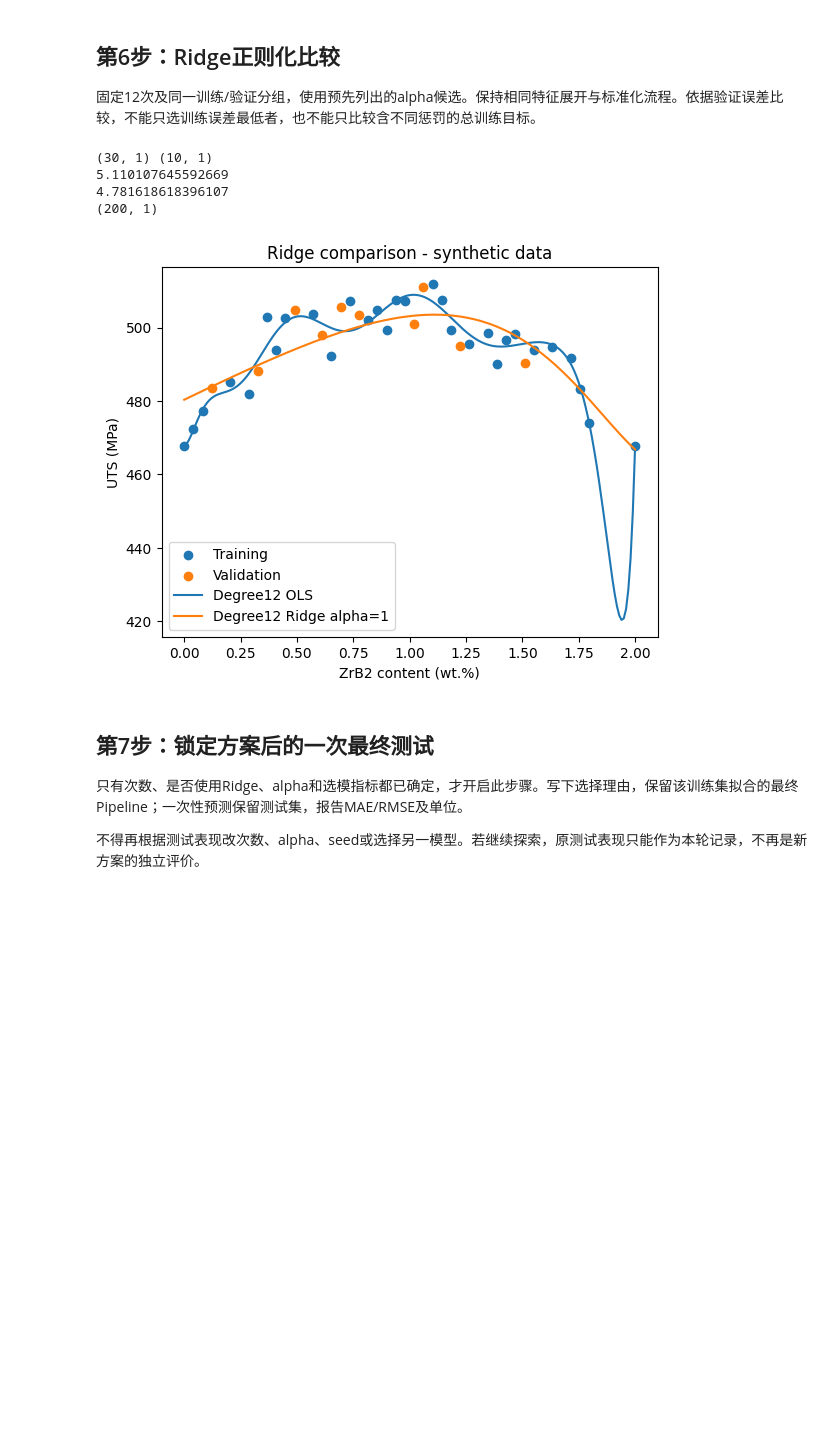
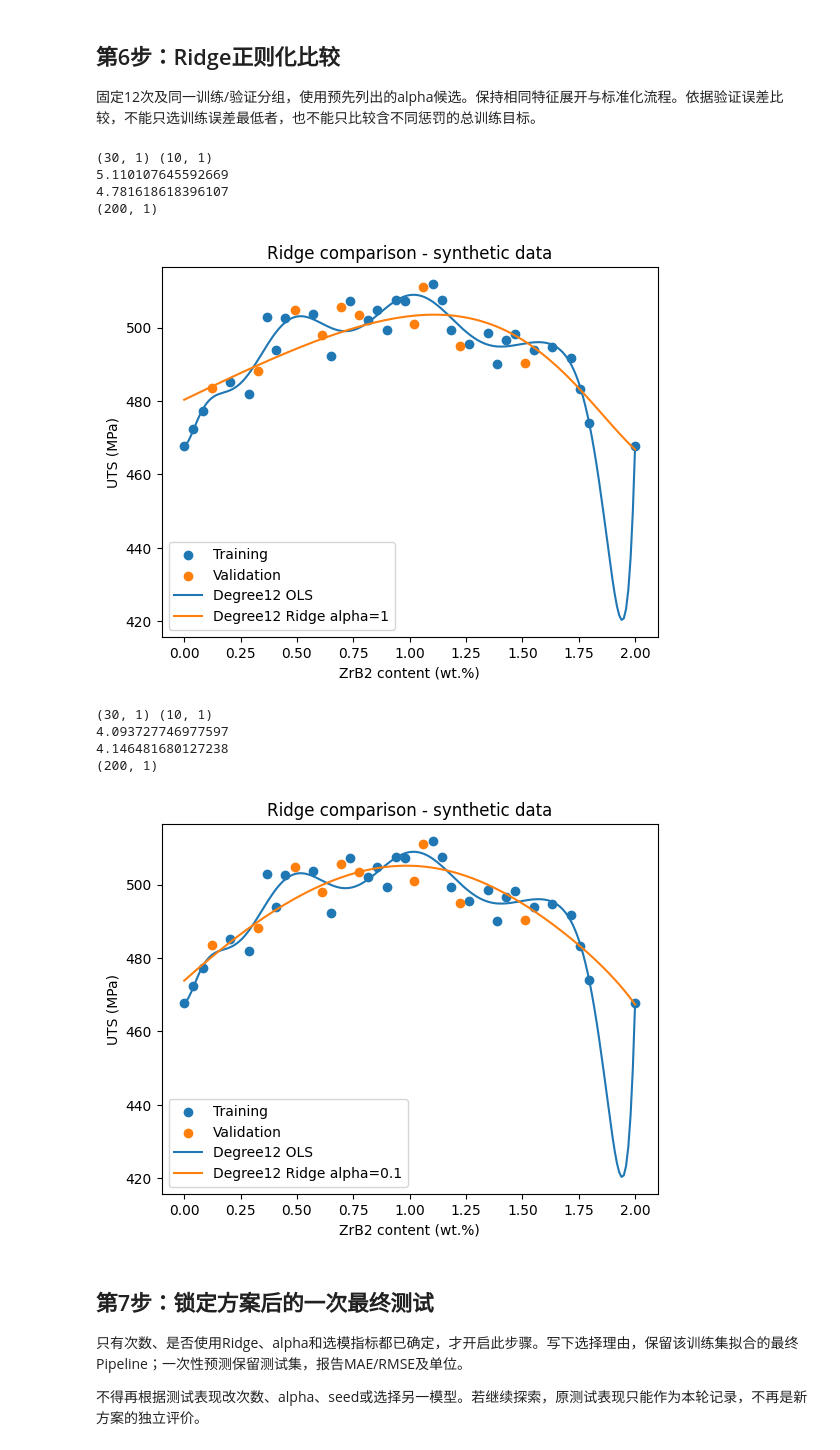
Before and after one commit to Euan-Hsu/Coursera-ML-AndrewNg-Notes, a Jupyter notebook: learning/exercises/unit08-polynomial-regression-regularization.ipynb, the cells around one changed output. Saved outputs shown, nothing was run; the diff lists cells and outputs as text; code cells hidden in the pictures; blank space fills up the shorter version.

Commit message:
Verify corrected alpha-0.1 curve and save actual candidate results

```diff
--- a/learning/exercises/unit08-polynomial-regression-regularization.ipynb
+++ b/learning/exercises/unit08-polynomial-regression-regularization.ipynb
@@ -243,33 +243,87 @@ print(y08_train_pred_12_a1.shape, y08_val_pred_12_a1.shape)
 
 #计算MAE
 mae08_train_12_a1 = mean_absolute_error(y08_train,y08_train_pred_12_a1)#计算训练集MAE:结果变量 = 函数名称(真实值, 预测值)
 print(mae08_train_12_a1)
 mae08_val_12_a1 = mean_absolute_error(y08_val,y08_val_pred_12_a1)#计算验证集MAE
 print(mae08_val_12_a1)
 
 #观察Ridge曲线如何变化
 y08_plot_pred_12_a1 = pipe08_12_a1.predict(X08_plot)
 y08_plot_pred_12_a1 = y08_plot_pred_12_a1.reshape(-1, 1)
 print(y08_plot_pred_12_a1.shape)
 
 plt.figure() #创建新图
 plt.scatter(X08_train,y08_train,label = "Training")#训练集散点函数
 plt.scatter(X08_val,y08_val,label = "Validation")#验证集散点函数
 
 plt.plot(X08_plot["ZrB2_wt_pct"], y08_plot_pred_12, label="Degree12 OLS")
 plt.plot(X08_plot["ZrB2_wt_pct"], y08_plot_pred_12_a1, label="Degree12 Ridge alpha=1")
 
 plt.xlabel("ZrB2 content (wt.%)") #标注横轴
 plt.ylabel("UTS (MPa)") #标注纵轴
 plt.title("Ridge comparison - synthetic data") #添加标题
 plt.legend() #显示图例
 plt.show() #显示图像
+
+
+
+
+#创建alpha = 0.1的新候选
+ridge08_12_a0p1 = Ridge(alpha = 0.1)#新的回归器
+
+poly08_12_a0p1 = PolynomialFeatures(degree = 12, include_bias = False)#新的多项式转换器
+
+scaler08_12_a0p1 = StandardScaler()#新的标准化器
+
+pipe08_12_a0p1 = Pipeline([
+    ("poly", poly08_12_a0p1),
+    ("scale", scaler08_12_a0p1),
+    ("reg", ridge08_12_a0p1),
+])#按“多项式展开 → 标准化 → 回归”组装
+pipe08_12_a0p1.fit(X08_train, y08_train)
+
+#Ridge预测
+y08_train_pred_12_a0p1 = pipe08_12_a0p1.predict(X08_train)
+y08_val_pred_12_a0p1 = pipe08_12_a0p1.predict(X08_val)
+#为保持本单元的二维列约定，下一步只整理已有预测的形状,.reshape(-1, 1),-1 表示自动确定行数，1 表示一列
+y08_train_pred_12_a0p1 = y08_train_pred_12_a0p1.reshape(-1, 1)
+y08_val_pred_12_a0p1 = y08_val_pred_12_a0p1.reshape(-1, 1)
+print(y08_train_pred_12_a0p1.shape, y08_val_pred_12_a0p1.shape)
+
+#计算MAE
+mae08_train_12_a0p1 = mean_absolute_error(y08_train,y08_train_pred_12_a0p1)#计算训练集MAE:结果变量 = 函数名称(真实值, 预测值)
+print(mae08_train_12_a0p1)
+mae08_val_12_a0p1 = mean_absolute_error(y08_val,y08_val_pred_12_a0p1)#计算验证集MAE
+print(mae08_val_12_a0p1)
+
+#观察Ridge曲线如何变化
+y08_plot_pred_12_a0p1 = pipe08_12_a0p1.predict(X08_plot)
+y08_plot_pred_12_a0p1 = y08_plot_pred_12_a0p1.reshape(-1, 1)
+print(y08_plot_pred_12_a0p1.shape)
+
+plt.figure() #创建新图
+plt.scatter(X08_train,y08_train,label = "Training")#训练集散点函数
+plt.scatter(X08_val,y08_val,label = "Validation")#验证集散点函数
+
+plt.plot(X08_plot["ZrB2_wt_pct"], y08_plot_pred_12, label="Degree12 OLS")
+plt.plot(X08_plot["ZrB2_wt_pct"], y08_plot_pred_12_a0p1, label="Degree12 Ridge alpha=0.1")
+
+plt.xlabel("ZrB2 content (wt.%)") #标注横轴
+plt.ylabel("UTS (MPa)") #标注纵轴
+plt.title("Ridge comparison - synthetic data") #添加标题
+plt.legend() #显示图例
+plt.show() #显示图像
 # %% [output]
 (30, 1) (10, 1)
 5.110107645592669
 4.781618618396107
 (200, 1)
 [figure]
+(30, 1) (10, 1)
+4.093727746977597
+4.146481680127238
+(200, 1)
+[figure, added]
 # %% [markdown]
 ## 第7步：锁定方案后的一次最终测试
 
```
Also changed, not shown: 5 other files.
